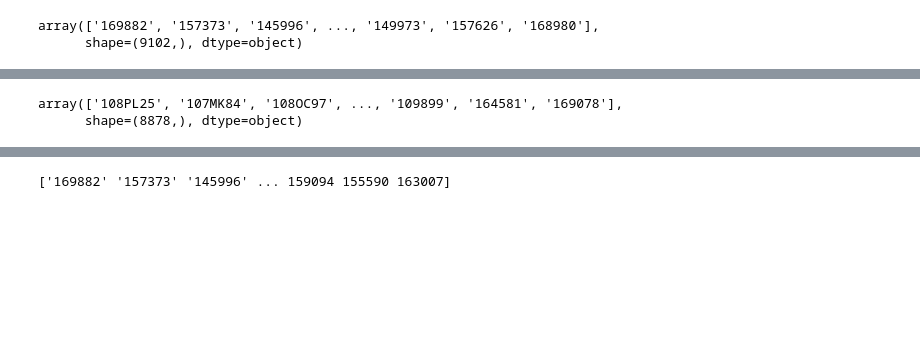
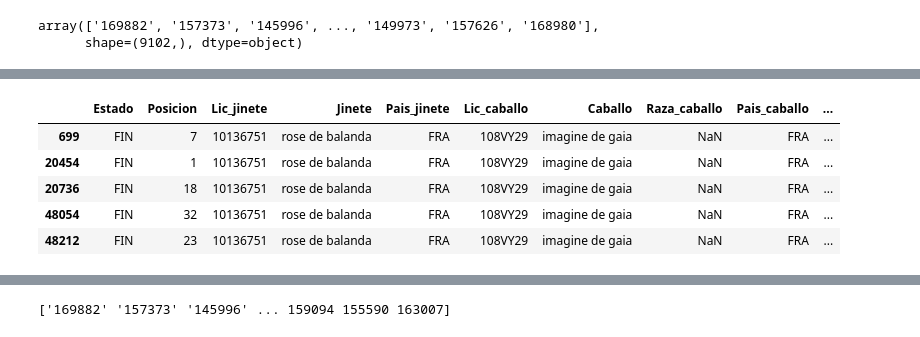
Before and after one commit to Gabijc/Proyecto_final_hipica, a Jupyter notebook: Notebooks/pruebas_carga.ipynb, the cells around one changed output, grey strips where cells are left out. Cells and saved outputs as stored; diff of their text form; code cells hidden in the pictures; blank space fills up the shorter version.

```diff
--- a/Notebooks/pruebas_carga.ipynb
+++ b/Notebooks/pruebas_carga.ipynb
@@ -111,8 +111,12 @@ df_final.sample(10)
 # %%
 df = df_final[df_final["Lic_caballo"].duplicated()]
-df["Lic_caballo"].unique()
+df_final[df["Lic_caballo"] == ]
 # %% [output]
-array(['108PL25', '107MK84', '108OC97', ..., '109899', '164581', '169078'],
-      shape=(8878,), dtype=object)
+|  | Estado | Posicion | Lic_jinete | Jinete | Pais_jinete | Lic_caballo | Caballo | Raza_caballo | Pais_caballo | ... |
+| 699 | FIN | 7 | 10136751 | rose de balanda | FRA | 108VY29 | imagine de gaia | NaN | FRA | ... |
+| 20454 | FIN | 1 | 10136751 | rose de balanda | FRA | 108VY29 | imagine de gaia | NaN | FRA | ... |
+| 20736 | FIN | 18 | 10136751 | rose de balanda | FRA | 108VY29 | imagine de gaia | NaN | FRA | ... |
+| 48054 | FIN | 32 | 10136751 | rose de balanda | FRA | 108VY29 | imagine de gaia | NaN | FRA | ... |
+| 48212 | FIN | 23 | 10136751 | rose de balanda | FRA | 108VY29 | imagine de gaia | NaN | FRA | ... |
 # %%
 df = df_final[df_final["Lic_caballo"].duplicated()]
```
Also changed, not shown: parts of 9 cells of this notebook, 3 other files.
